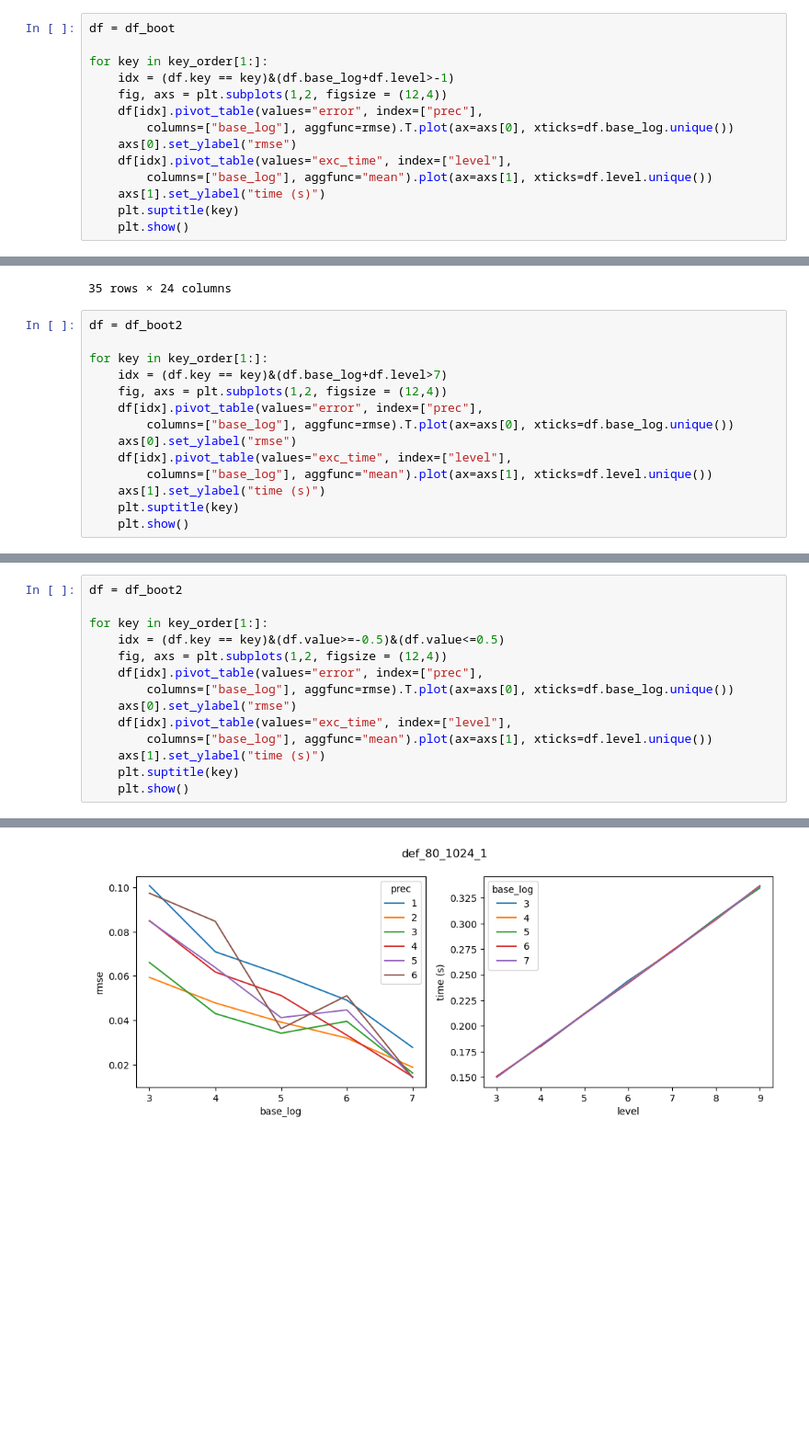
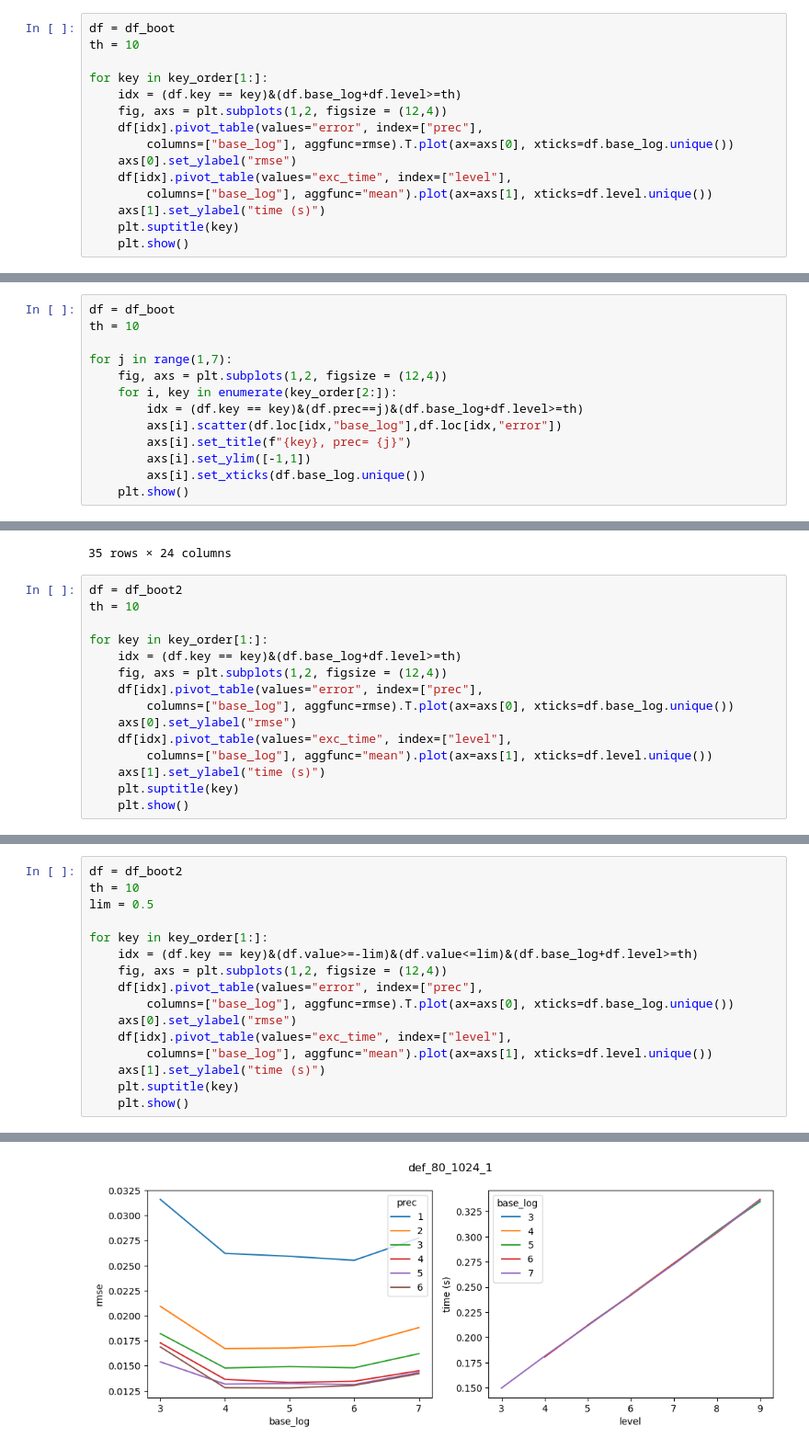
Before and after one commit to rickardbrannvall/HEIDA, a Jupyter notebook: examples/test_performance/basic_stats.ipynb, the cells around one changed output, grey strips where cells are left out. Shown at 92% size. Cells and saved outputs as stored; diff of their text form; blank space fills up the shorter version.

```diff
--- a/examples/test_performance/basic_stats.ipynb
+++ b/examples/test_performance/basic_stats.ipynb
@@ -752,9 +752,10 @@ df_boot[df_boot.key == "std_62_2048_1"].pivot_table(values="ind", index=["prec",
 |  | 9 | 8.0 | 9.0 | 10.0 | 8.0 | 9.0 | 10.0 | 8.0 | 9.0 | 10.0 | 8.0 | ... |
 # %%
 df = df_boot
+th = 10
 
 for key in key_order[1:]:
-    idx = (df.key == key)&(df.base_log+df.level>-1)
+    idx = (df.key == key)&(df.base_log+df.level>=th)
     fig, axs = plt.subplots(1,2, figsize = (12,4))
     df[idx].pivot_table(values="error", index=["prec"],
         columns=["base_log"], aggfunc=rmse).T.plot(ax=axs[0], xticks=df.base_log.unique())
@@ -770,0 +772,13 @@ for key in key_order[1:]:
+# %%
+df = df_boot
+th = 10
+
+for j in range(1,7):
+    fig, axs = plt.subplots(1,2, figsize = (12,4))
+    for i, key in enumerate(key_order[2:]):
+        idx = (df.key == key)&(df.prec==j)&(df.base_log+df.level>=th)
+        axs[i].scatter(df.loc[idx,"base_log"],df.loc[idx,"error"])
+        axs[i].set_title(f"{key}, prec= {j}")
+        axs[i].set_ylim([-1,1])
+        axs[i].set_xticks(df.base_log.unique())
+    plt.show()
@@ -935,9 +956,10 @@ df_boot2[df_boot2.key == "std_62_2048_1"].pivot_table(values="exc_time", index=[
 35 rows × 24 columns
 # %%
 df = df_boot2
+th = 10
 
 for key in key_order[1:]:
-    idx = (df.key == key)&(df.base_log+df.level>7)
+    idx = (df.key == key)&(df.base_log+df.level>=th)
     fig, axs = plt.subplots(1,2, figsize = (12,4))
     df[idx].pivot_table(values="error", index=["prec"],
         columns=["base_log"], aggfunc=rmse).T.plot(ax=axs[0], xticks=df.base_log.unique())
@@ -954,8 +976,10 @@ for key in key_order[1:]:
 # %%
 df = df_boot2
+th = 10
+lim = 0.5
 
 for key in key_order[1:]:
-    idx = (df.key == key)&(df.value>=-0.5)&(df.value<=0.5)
+    idx = (df.key == key)&(df.value>=-lim)&(df.value<=lim)&(df.base_log+df.level>=th)
     fig, axs = plt.subplots(1,2, figsize = (12,4))
     df[idx].pivot_table(values="error", index=["prec"],
         columns=["base_log"], aggfunc=rmse).T.plot(ax=axs[0], xticks=df.base_log.unique())
@@ -970 +994 @@ for key in key_order[1:]:
-[figure, old version]
+[figure, new version]
```
Also changed, not shown: parts of 6 cells of this notebook, 4 other files.
